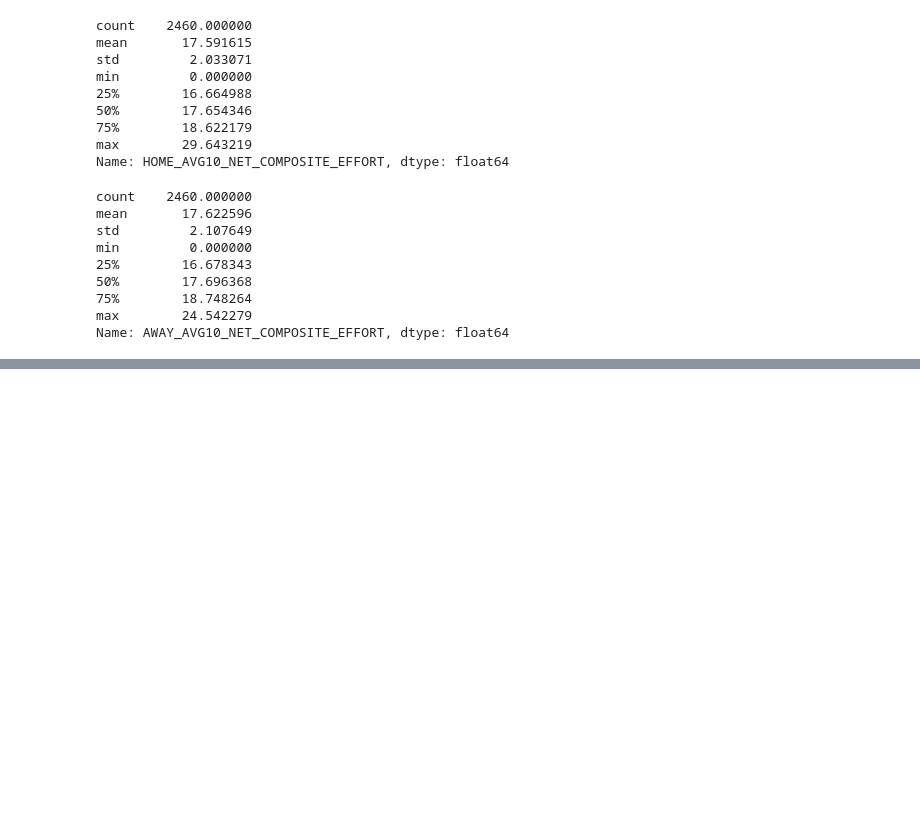
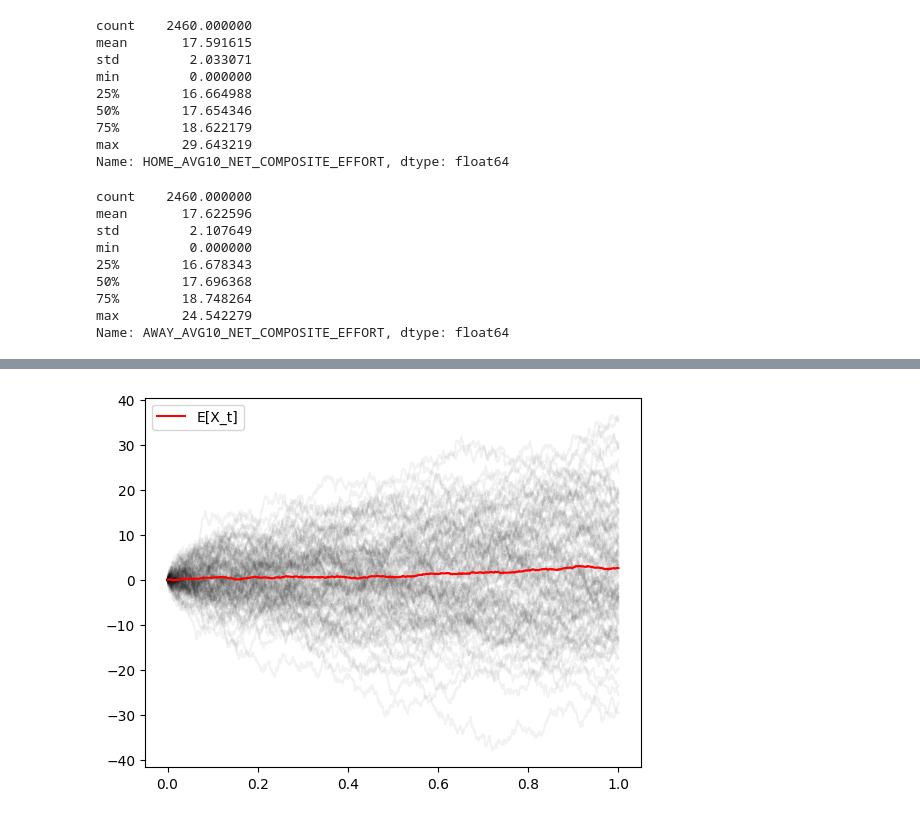
Before and after one commit to samluxenberg1/nba_hustle_sdg, a Jupyter notebook: notebooks/diff_game_game_theory.ipynb, the cells around one changed output, grey strips where cells are left out. Drawn from its saved outputs; the diff is of its cells as text; code cells hidden in the pictures; blank space fills up the shorter version.

Commit message:
adding optimal control outputs to single game class

```diff
--- a/notebooks/diff_game_game_theory.ipynb
+++ b/notebooks/diff_game_game_theory.ipynb
@@ -92,23 +106,0 @@ float(df['HOME_AVG10_NET_COMPOSITE_EFFORT'][0]), df['AWAY_AVG10_NET_COMPOSITE_EF
-# %%
-# Need to determine hbar, abar --> average net effort for both teams over last n days...
-HBAR = df['HOME_AVG10_NET_COMPOSITE_EFFORT'][0]
-ABAR = df['AWAY_AVG10_NET_COMPOSITE_EFFORT'][0]
-M_H = 1
-M_A = 1
-ALPHA_H = 10
-ALPHA_A = 10
-BETA_H = 1
-BETA_A = -1
-T = 2880
-# %%
-def home_optimal_control(hbar, m_h, alpha_h, beta_h):
-    return hbar + .5*m_h/alpha_h * beta_h
-
-def away_optimal_control(abar, m_a, alpha_a, beta_a):
-    return abar - .5*m_a/alpha_a * beta_a
-
-def home_value(t,x,m_h,alpha_h,pred_nrtg,hbar,m_a,abar,alpha_a,T):
-    return x+(.25*m_h**2/alpha_h + pred_nrtg + m_h*hbar - m_a*abar - .5*m_a**2/alpha_a)*(T-t)
-
-def away_value(t,x,m_h,alpha_h,pred_nrtg,hbar,m_a,abar,alpha_a,T):
-    return -x+(.25*m_a**2/alpha_a - (pred_nrtg + m_h*hbar - m_a*abar) - .5*m_h**2/alpha_h)*(T-t)
@@ -127,0 +316,16 @@ plt.ylabel('phi_h')
+# %%
+#sgs = SingleGameSim(T=1, N=1000, home_avg_effort=df['HOME_AVG10_NET_COMPOSITE_EFFORT'][0], away_avg_effort=df['AWAY_AVG10_NET_COMPOSITE_EFFORT'][0], home_scale_factor=1, away_scale_factor=1, home_risk=10, away_risk=10)
+sgs = SingleGameSim(
+    hbar=df['HOME_AVG10_NET_COMPOSITE_EFFORT'][0],
+    abar=df['AWAY_AVG10_NET_COMPOSITE_EFFORT'][0],
+    pred_nrtg=df['pred_nrtg'][0],
+    N_sim=100,
+    T=1,
+    dt=None,
+    N=1000,
+    m_H=1,
+    m_A=1,
+    alpha_H=10,
+    alpha_A=10,
+    sigma=15
+)
@@ -127,0 +411,4 @@ plt.ylabel('phi_h')
+# %%
+sgs.plot_paths()
+# %% [output]
+[figure, added]
```
Also changed, not shown: parts of 25 cells of this notebook.
